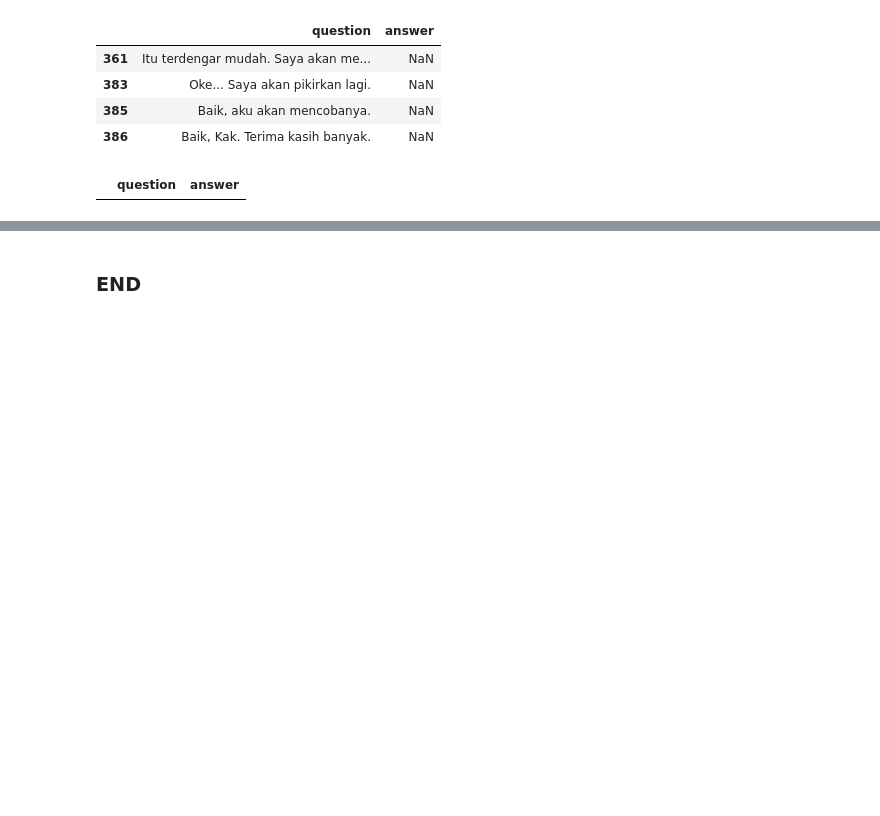
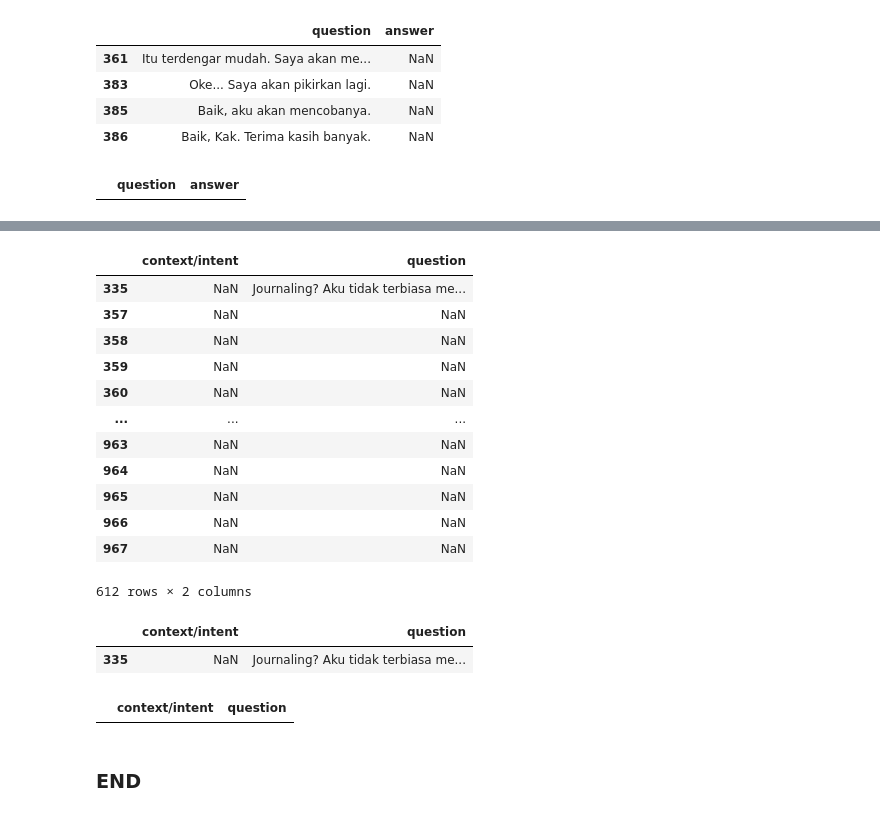
Before and after one commit to dinalarcode/Counselling-Chatbot, a Jupyter notebook: data/data_exploration.ipynb, the cells around one changed output, grey strips where cells are left out. Cells and saved outputs as stored; diff of their text form; code cells hidden in the pictures; blank space fills up the shorter version.

Commit message:
fixed data exploration (dataset tahap)

```diff
--- a/data/data_exploration.ipynb
+++ b/data/data_exploration.ipynb
@@ -198,0 +201,3 @@ dqna.to_csv('dataset_qna.csv')
+# %%
+dt = pd.read_csv('dataset_tahap.csv', encoding='latin-1')
+dt.head()
@@ -198,0 +211,30 @@ dqna.to_csv('dataset_qna.csv')
+# %%
+# cari nilai NaN dalam dataset
+dt[dt.isnull().any(axis=1)]
+# %% [output]
+|  | context/intent | question |
+| 335 | NaN | Journaling? Aku tidak terbiasa me... |
+| 357 | NaN | NaN |
+| 358 | NaN | NaN |
+| 359 | NaN | NaN |
+| 360 | NaN | NaN |
+| ... | ... | ... |
+| 963 | NaN | NaN |
+| 964 | NaN | NaN |
+| 965 | NaN | NaN |
+| 966 | NaN | NaN |
+| 967 | NaN | NaN |
+612 rows × 2 columns
+# %%
+# hapus nilai NaN yang ada di kedua kolom
+dt.dropna(how='all', inplace=True)
+dt[dt.isnull().any(axis=1)]
+# %% [output]
+|  | context/intent | question |
+| 335 | NaN | Journaling? Aku tidak terbiasa me... |
+# %%
+# Hapus NaN tersisa agar efisien
+dt.dropna(subset='context/intent', inplace=True)
+dt[dt.isnull().any(axis=1)]
+# %% [output]
+|  | context/intent | question |
```
Also changed, not shown: parts of 5 cells of this notebook, 1 other file.
